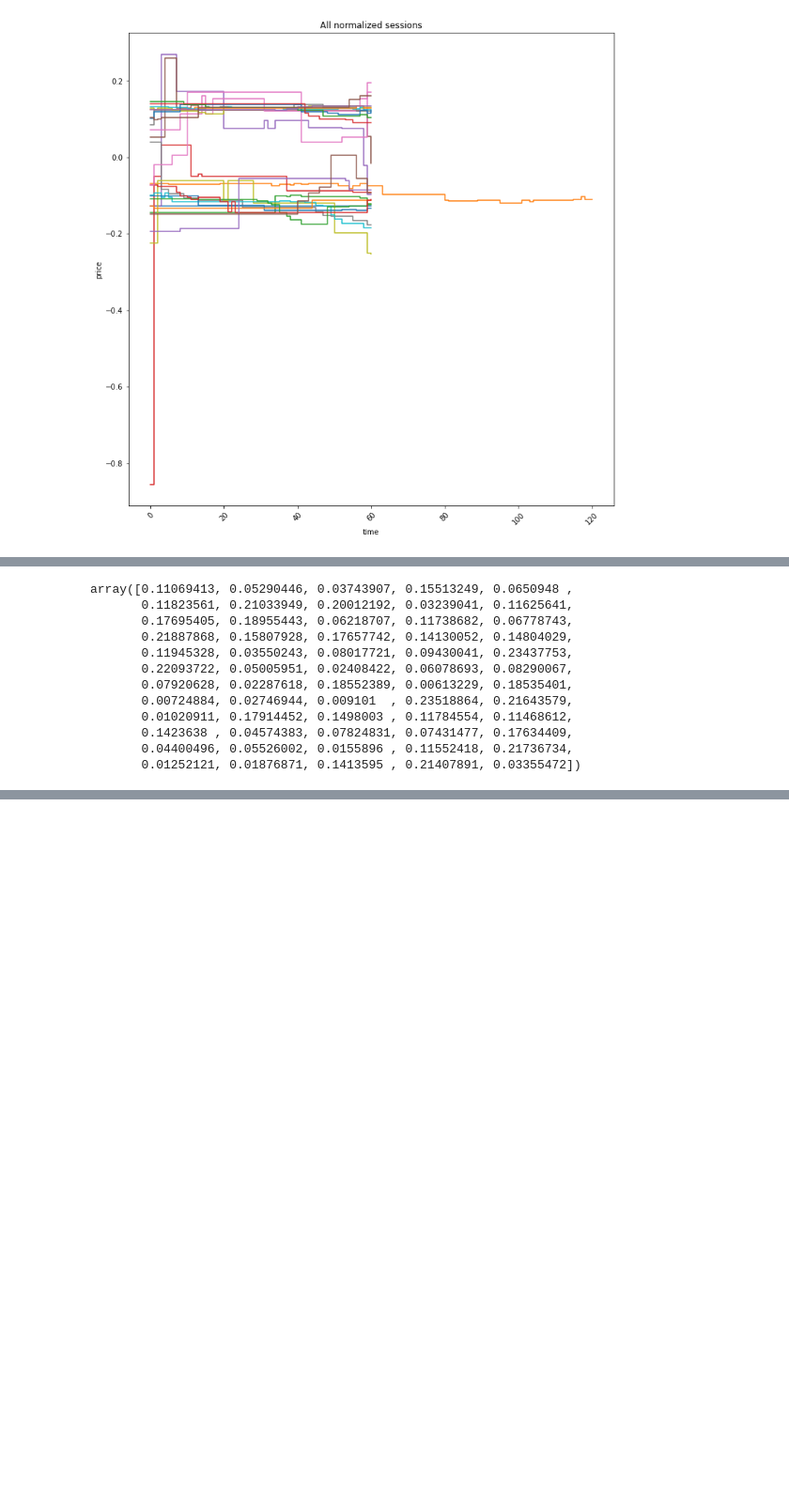
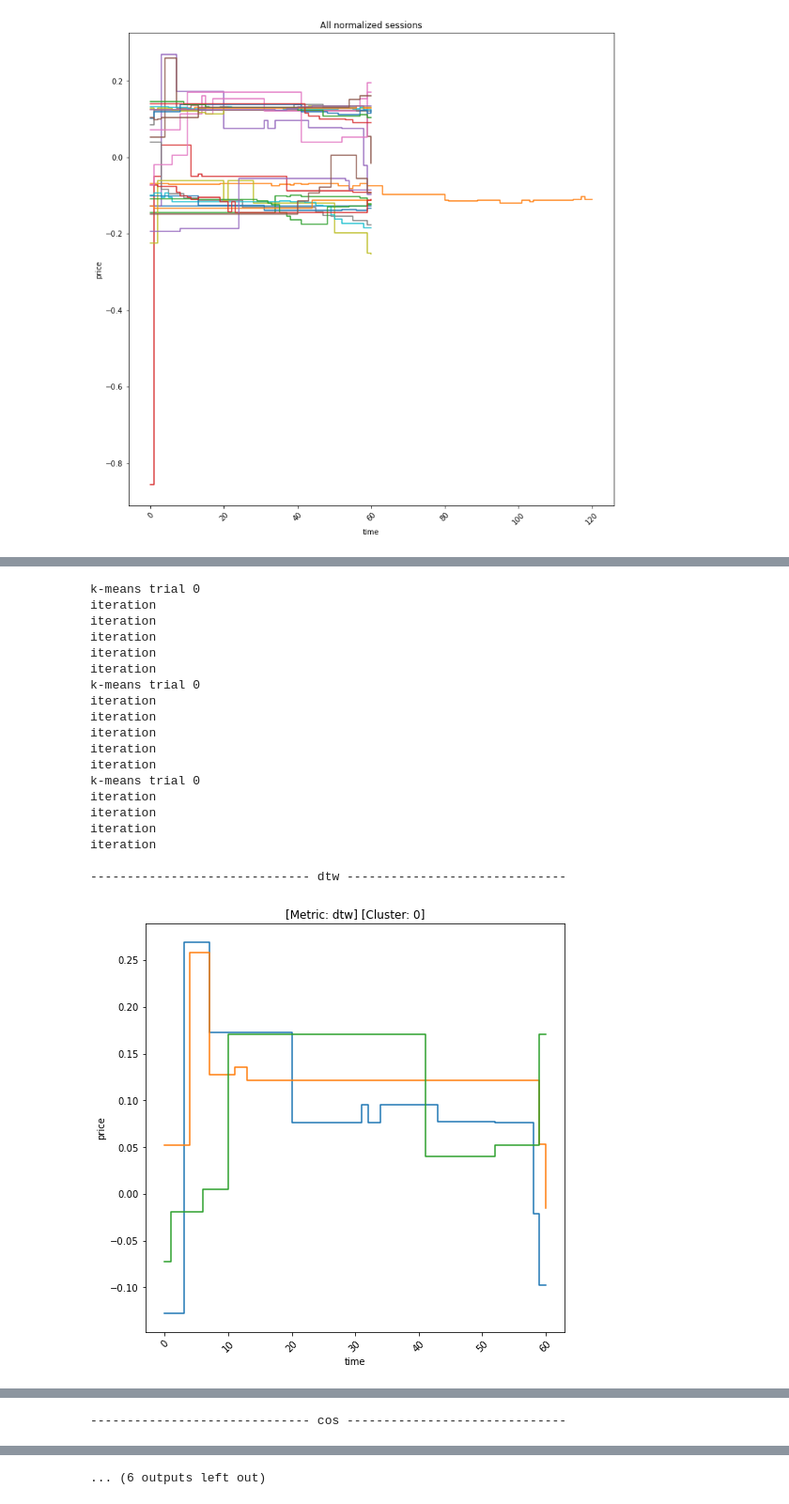
Before and after one commit to gal-dmitry/HSE_prod_stories, a Jupyter notebook: HW_02/HW_02.ipynb, the cells around one changed output, grey strips where cells are left out. Shown at 94% size. Cells and saved outputs as stored; diff of their text form; code cells hidden in the pictures; blank space fills up the shorter version.

```diff
--- a/HW_02/HW_02.ipynb
+++ b/HW_02/HW_02.ipynb
@@ -286,0 +275,2 @@ plat1_month.head()
+# %%
+metrics = ['dtw', 'cos', 'mae']
@@ -319,15 +289,0 @@ array([0.11069413, 0.05290446, 0.03743907, 0.15513249, 0.0650948 ,
-# %%
-norm2
-# %% [output]
-array([0.11069413, 0.05290446, 0.03743907, 0.15513249, 0.0650948 ,
-       0.11823561, 0.21033949, 0.20012192, 0.03239041, 0.11625641,
-       0.17695405, 0.18955443, 0.06218707, 0.11738682, 0.06778743,
-       0.21887868, 0.15807928, 0.17657742, 0.14130052, 0.14804029,
-       0.11945328, 0.03550243, 0.08017721, 0.09430041, 0.23437753,
-       0.22093722, 0.05005951, 0.02408422, 0.06078693, 0.08290067,
-       0.07920628, 0.02287618, 0.18552389, 0.00613229, 0.18535401,
-       0.00724884, 0.02746944, 0.009101  , 0.23518864, 0.21643579,
-       0.01020911, 0.17914452, 0.1498003 , 0.11784554, 0.11468612,
-       0.1423638 , 0.04574383, 0.07824831, 0.07431477, 0.17634409,
-       0.04400496, 0.05526002, 0.0155896 , 0.11552418, 0.21736734,
-       0.01252121, 0.01876871, 0.1413595 , 0.21407891, 0.03355472])
@@ -357,0 +290,29 @@ print('As:', clusters_)
+# %%
+new_plat1_month = clusterize(plat1_month, num_means=5)
+print()
+
+for metric in metrics:
+    print(f"{'-'*30} {metric} {'-'*30}")
+    clustered_sessions(new_plat1_month, metric=metric, normalize=True, figsize=8)
+    print()
+# %% [output]
+k-means trial 0
+iteration
+iteration
+iteration
+iteration
+iteration
+k-means trial 0
+iteration
+iteration
+iteration
+iteration
+iteration
+k-means trial 0
+iteration
+iteration
+iteration
+iteration
+
+------------------------------ dtw ------------------------------
+[figure, added]
@@ -357,0 +323 @@ print('As:', clusters_)
+------------------------------ cos ------------------------------
@@ -357,0 +329 @@ print('As:', clusters_)
+... (6 outputs left out)
```
Also changed, not shown: parts of 36 cells of this notebook, 10 other files.
